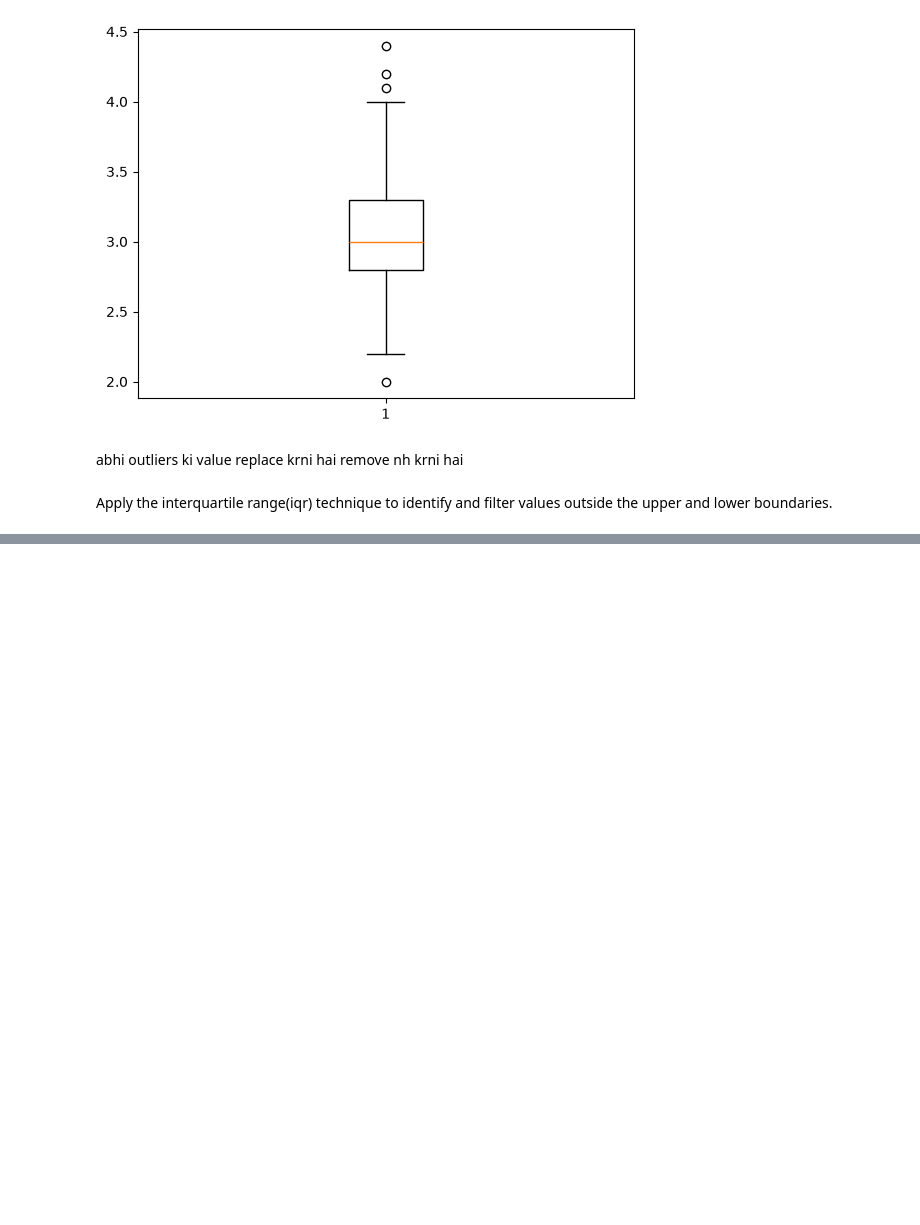
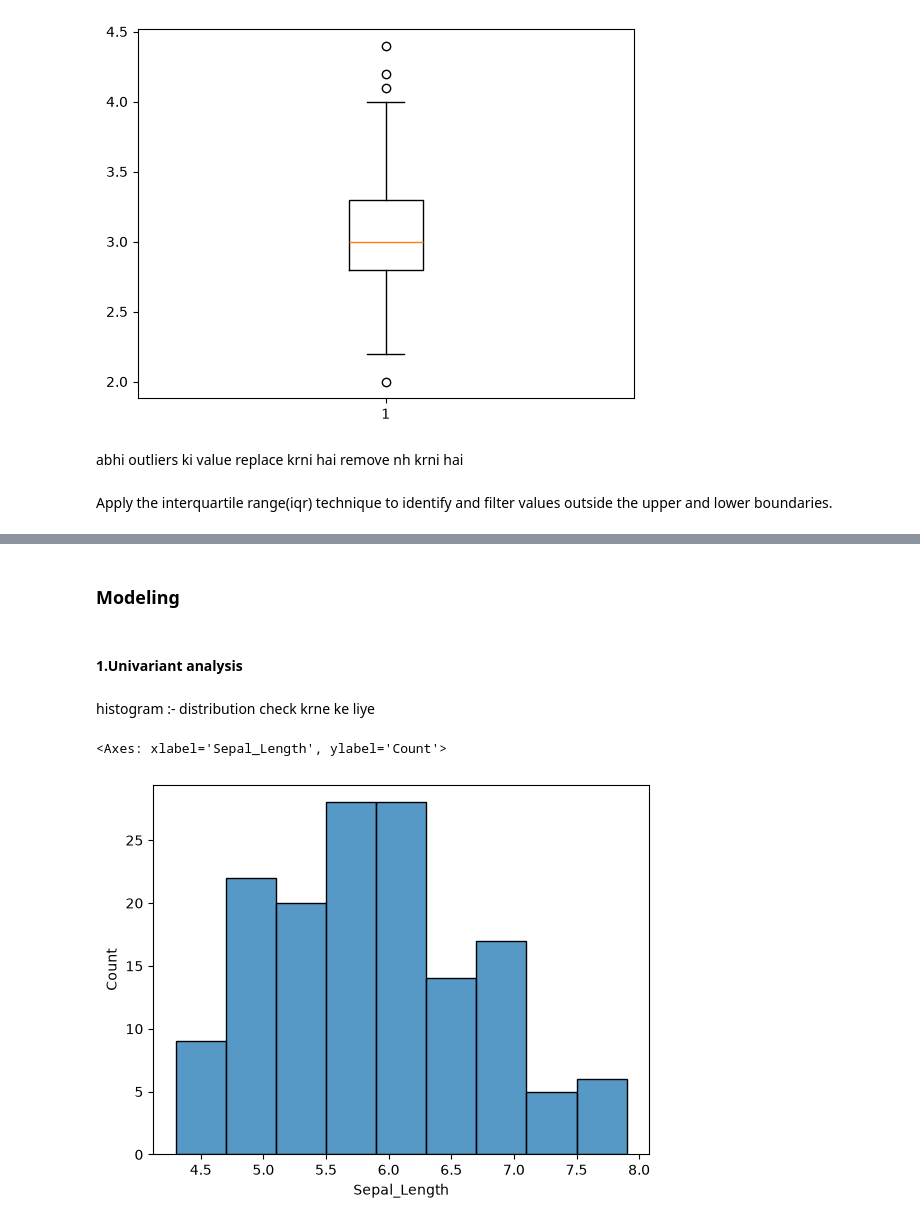
Before and after one commit to trishamuskawar/Trisha_Muskawar_FBS_Work, a Jupyter notebook: Data Analysis/JulyAug/EDA.ipynb, the cells around one changed output, grey strips where cells are left out. Cells and saved outputs as stored; diff of their text form; code cells hidden in the pictures; blank space fills up the shorter version.

```diff
--- a/Data Analysis/JulyAug/EDA.ipynb
+++ b/Data Analysis/JulyAug/EDA.ipynb
@@ -122,0 +174,11 @@ abhi outliers ki value replace krni hai remove nh krni hai
+# %% [markdown]
+### Modeling
+# %% [markdown]
+ #### 1.Univariant analysis
+# %% [markdown]
+histogram :- distribution check krne ke liye
+# %%
+sns.histplot(data=data, x = 'Sepal_Length')
+# %% [output]
+<Axes: xlabel='Sepal_Length', ylabel='Count'>
+[figure, added]
```
Also changed, not shown: parts of 18 cells of this notebook, 2 other files.
